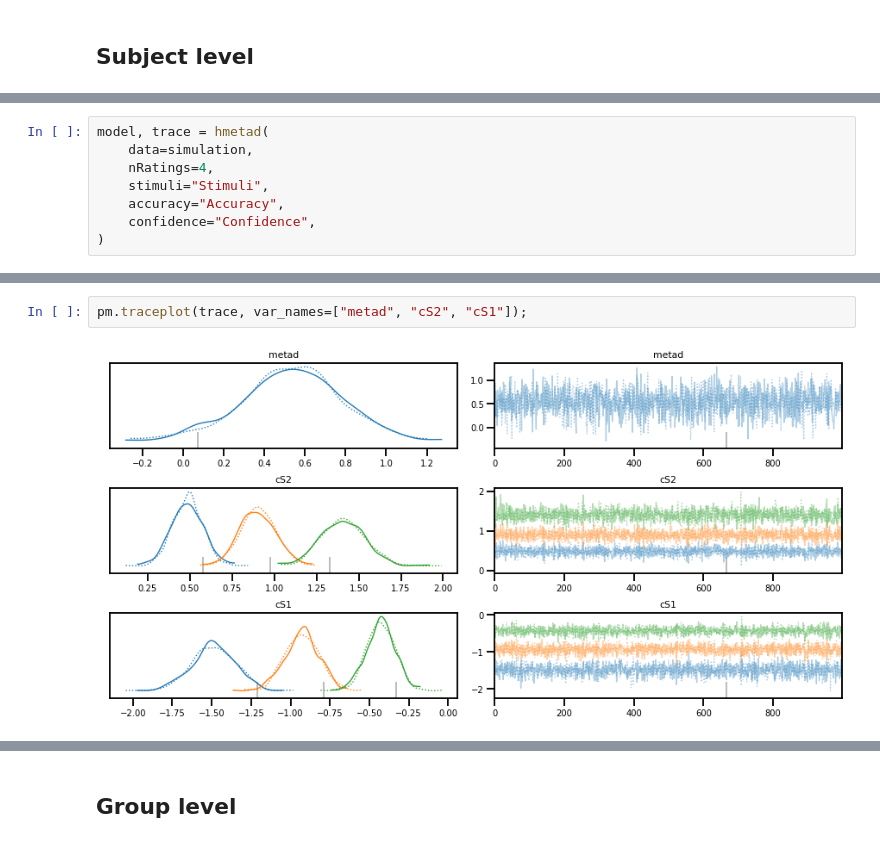
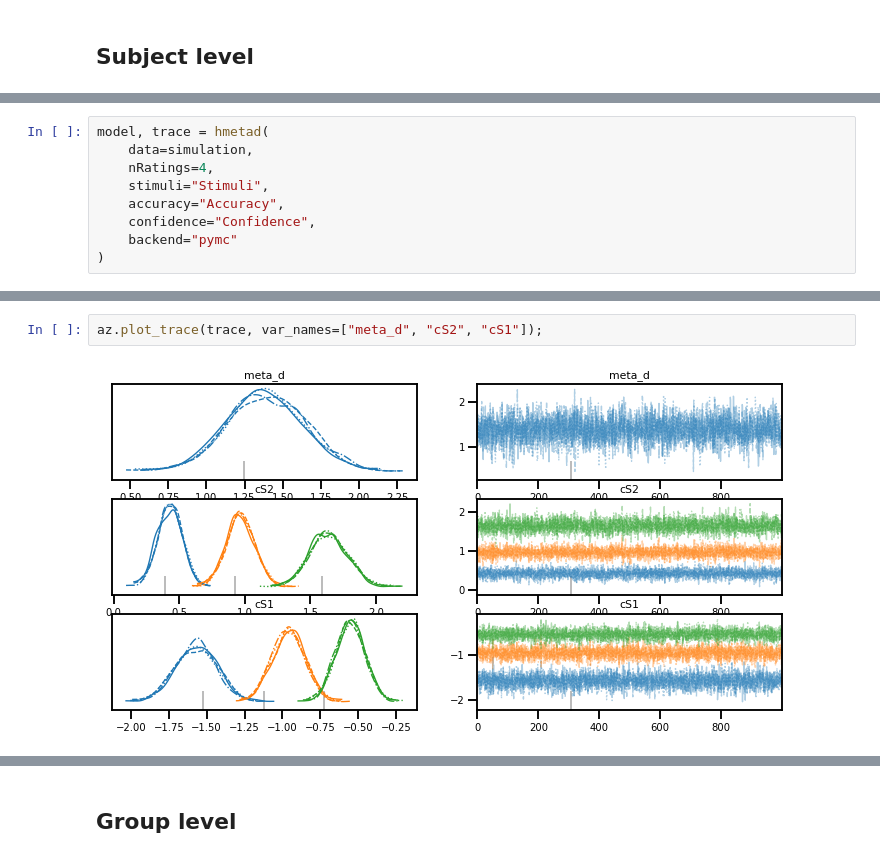
Before and after one commit to embodied-computation-group/metadpy, a Jupyter notebook: notebooks/QuickTour.ipynb, the cells around one changed output, grey strips where cells are left out. Cells and saved outputs as stored; diff of their text form.

```diff
--- a/notebooks/QuickTour.ipynb
+++ b/notebooks/QuickTour.ipynb
@@ -164,6 +162,7 @@ model, trace = hmetad(
     stimuli="Stimuli",
     accuracy="Accuracy",
     confidence="Confidence",
+    backend="pymc"
 )
 # %% [output]
 Auto-assigning NUTS sampler...
@@ -178,4 +175,4 @@ There was 1 divergence after tuning. Increase `target_accept` or reparameterize.
 # %%
-pm.traceplot(trace, var_names=["metad", "cS2", "cS1"]);
+az.plot_trace(trace, var_names=["meta_d", "cS2", "cS1"]);
 # %% [output]
-[figure, old version]
+[figure, new version]
```
Also changed, not shown: parts of 19 cells of this notebook, 14 other files.
